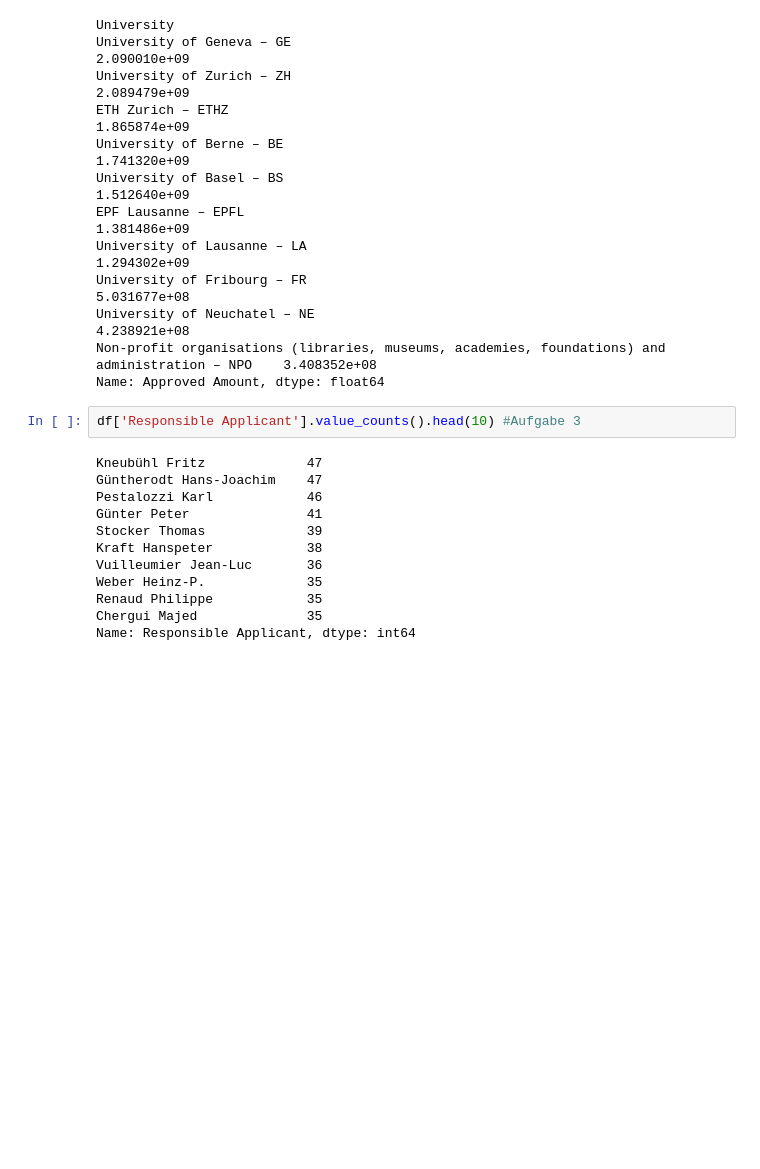
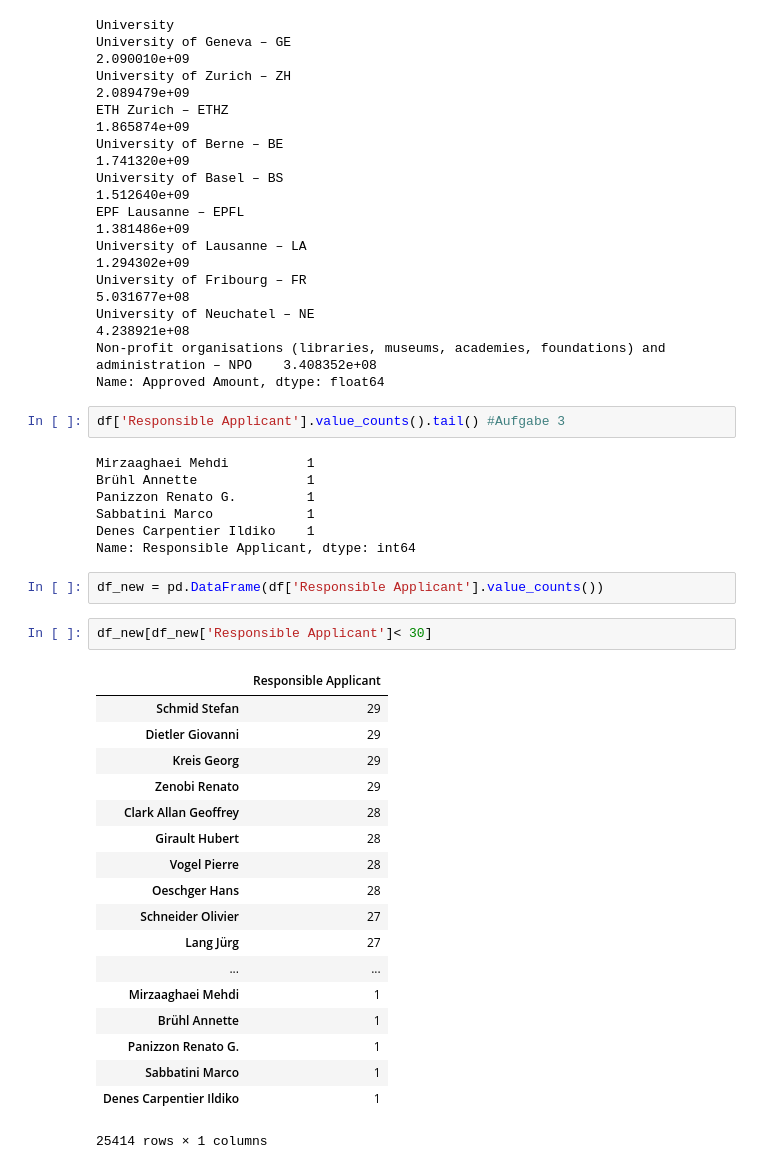
Before and after one commit to barjacks/pythonrecherche, a Jupyter notebook: 09 pandas, beautifulsoup practice, more selenium/01 Pandas-Übung (Sven).ipynb, the cells around one changed output. Cells and saved outputs as stored; diff of their text form; blank space fills up the shorter version.

```diff
--- a/09 pandas, beautifulsoup practice, more selenium/01 Pandas-Übung (Sven).ipynb
+++ b/09 pandas, beautifulsoup practice, more selenium/01 Pandas-Übung (Sven).ipynb
@@ -148,16 +241,34 @@ University of Neuchatel – NE
 Non-profit organisations (libraries, museums, academies, foundations) and administration – NPO    3.408352e+08
 Name: Approved Amount, dtype: float64
 # %%
-df['Responsible Applicant'].value_counts().head(10) #Aufgabe 3
+df['Responsible Applicant'].value_counts().tail() #Aufgabe 3
 # %% [output]
-Kneubühl Fritz             47
-Güntherodt Hans-Joachim    47
-Pestalozzi Karl            46
-Günter Peter               41
-Stocker Thomas             39
-Kraft Hanspeter            38
-Vuilleumier Jean-Luc       36
-Weber Heinz-P.             35
-Renaud Philippe            35
-Chergui Majed              35
+Mirzaaghaei Mehdi          1
+Brühl Annette              1
+Panizzon Renato G.         1
+Sabbatini Marco            1
+Denes Carpentier Ildiko    1
 Name: Responsible Applicant, dtype: int64
+# %%
+df_new = pd.DataFrame(df['Responsible Applicant'].value_counts())
+# %%
+df_new[df_new['Responsible Applicant']< 30]
+# %% [output]
+|  | Responsible Applicant |
+| Schmid Stefan | 29 |
+| Dietler Giovanni | 29 |
+| Kreis Georg | 29 |
+| Zenobi Renato | 29 |
+| Clark Allan Geoffrey | 28 |
+| Girault Hubert | 28 |
+| Vogel Pierre | 28 |
+| Oeschger Hans | 28 |
+| Schneider Olivier | 27 |
+| Lang Jürg | 27 |
+| ... | ... |
+| Mirzaaghaei Mehdi | 1 |
+| Brühl Annette | 1 |
+| Panizzon Renato G. | 1 |
+| Sabbatini Marco | 1 |
+| Denes Carpentier Ildiko | 1 |
+25414 rows × 1 columns
```
Also changed, not shown: parts of 13 cells of this notebook, 5 other files.
